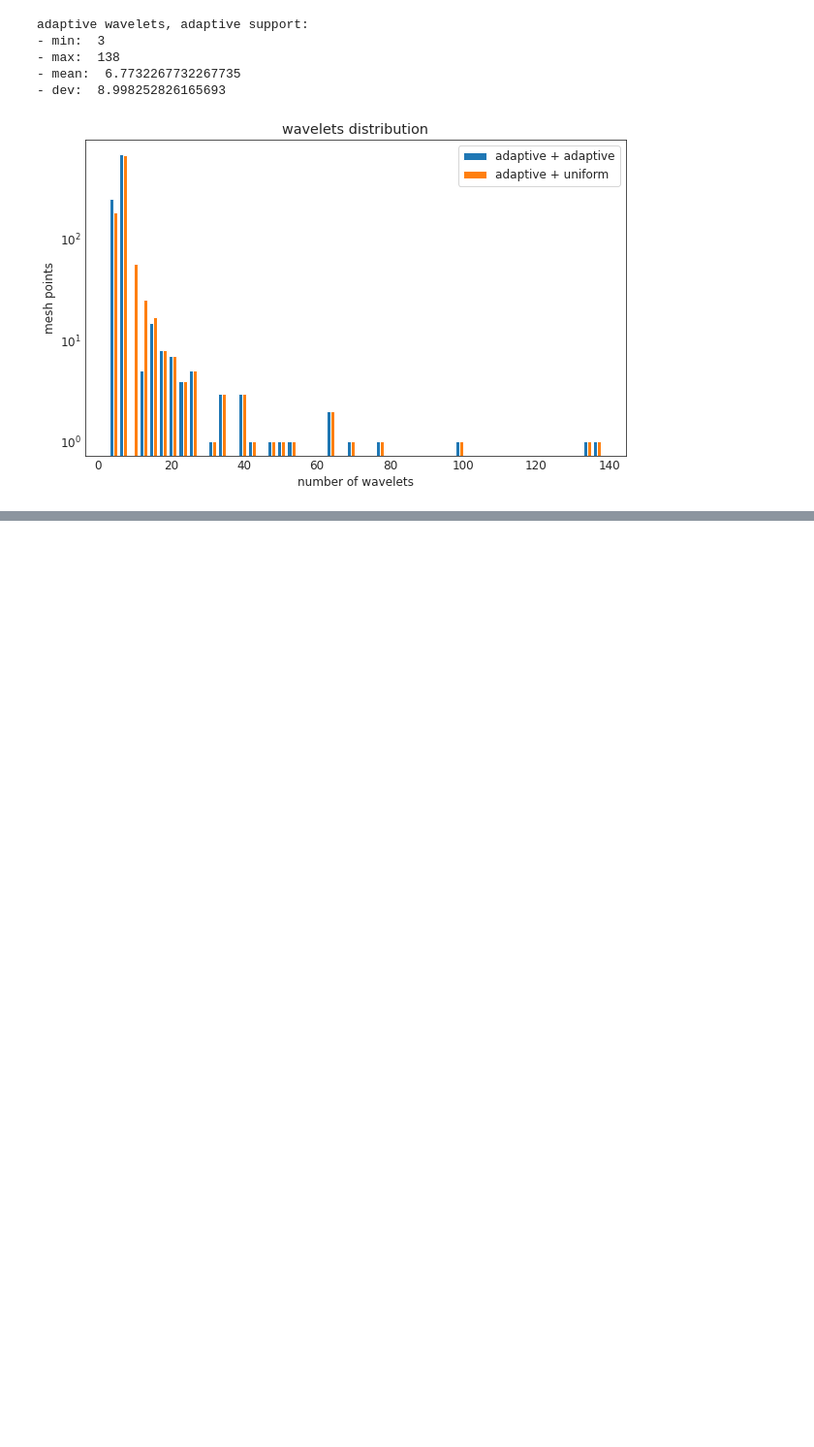
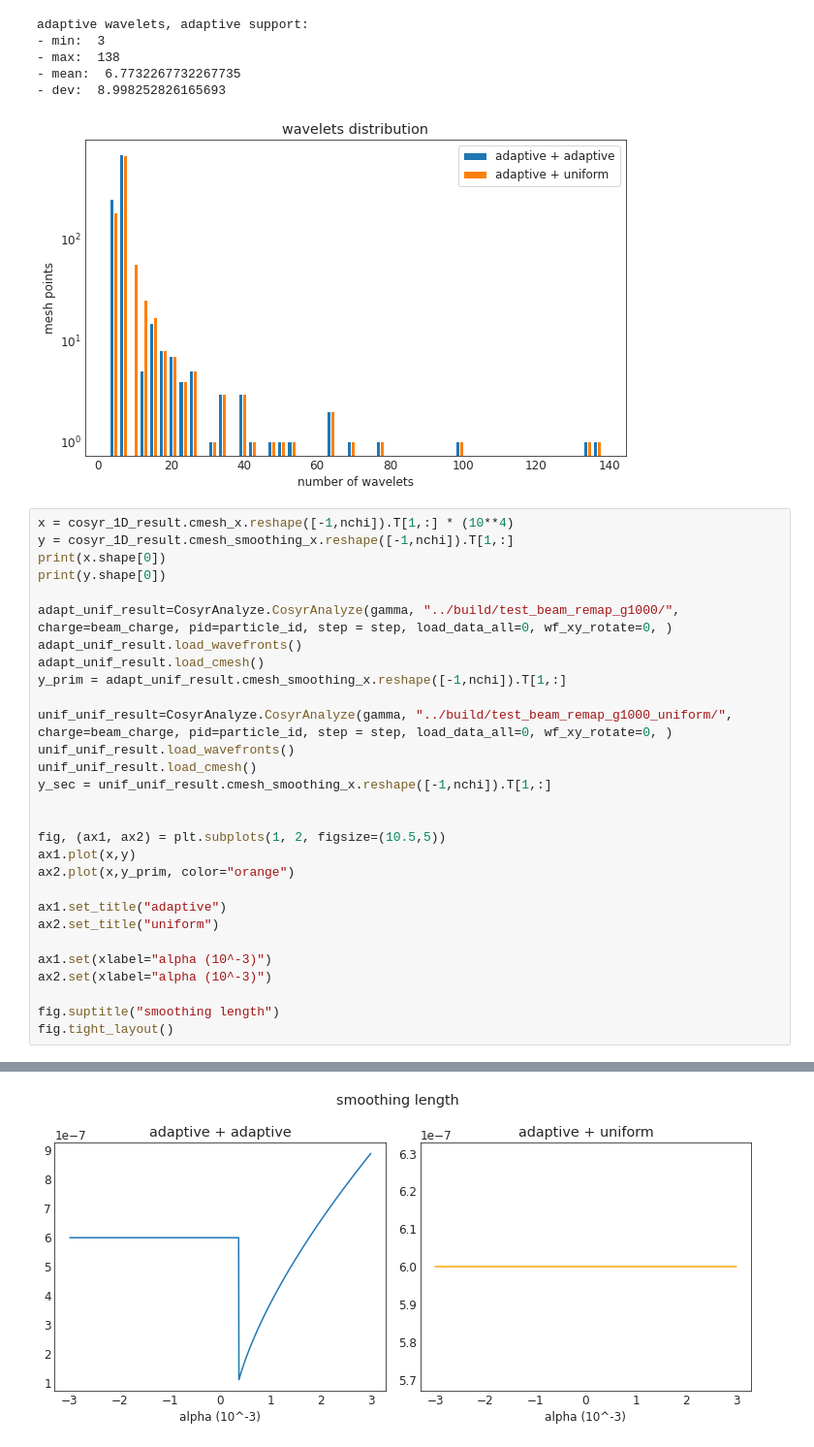
Before and after one commit to lanl/cosyr, a Jupyter notebook: analysis/1D_beam_field.ipynb, the cells around one changed output, grey strips where cells are left out. Shown at 97% size. Cells and saved outputs as stored; diff of their text form; blank space fills up the shorter version.

Commit message:
Plot and compare smoothing lengths

```diff
--- a/analysis/1D_beam_field.ipynb
+++ b/analysis/1D_beam_field.ipynb
@@ -232,3 +236,33 @@ adaptive wavelets, adaptive support:
 - mean:  6.7732267732267735
 - dev:  8.998252826165693
 [figure]
+# %%
+x = cosyr_1D_result.cmesh_x.reshape([-1,nchi]).T[1,:] * (10**4)
+y = cosyr_1D_result.cmesh_smoothing_x.reshape([-1,nchi]).T[1,:]
+print(x.shape[0])
+print(y.shape[0])
+
+adapt_unif_result=CosyrAnalyze.CosyrAnalyze(gamma, "../build/test_beam_remap_g1000/", charge=beam_charge, pid=particle_id, step = step, load_data_all=0, wf_xy_rotate=0, )
+adapt_unif_result.load_wavefronts()
+adapt_unif_result.load_cmesh()
+y_prim = adapt_unif_result.cmesh_smoothing_x.reshape([-1,nchi]).T[1,:]
+
+unif_unif_result=CosyrAnalyze.CosyrAnalyze(gamma, "../build/test_beam_remap_g1000_uniform/", charge=beam_charge, pid=particle_id, step = step, load_data_all=0, wf_xy_rotate=0, )
+unif_unif_result.load_wavefronts()
+unif_unif_result.load_cmesh()
+y_sec = unif_unif_result.cmesh_smoothing_x.reshape([-1,nchi]).T[1,:]
+
+
+fig, (ax1, ax2) = plt.subplots(1, 2, figsize=(10.5,5))
+ax1.plot(x,y)
+ax2.plot(x,y_prim, color="orange")
+
+ax1.set_title("adaptive")
+ax2.set_title("uniform")
+
+ax1.set(xlabel="alpha (10^-3)")
+ax2.set(xlabel="alpha (10^-3)")
+
+fig.suptitle("smoothing length")
+fig.tight_layout()
+# %% [output]
@@ -234,0 +286 @@ adaptive wavelets, adaptive support:
+[figure, added]
```
Also changed, not shown: parts of 3 cells of this notebook, 2 other files.
